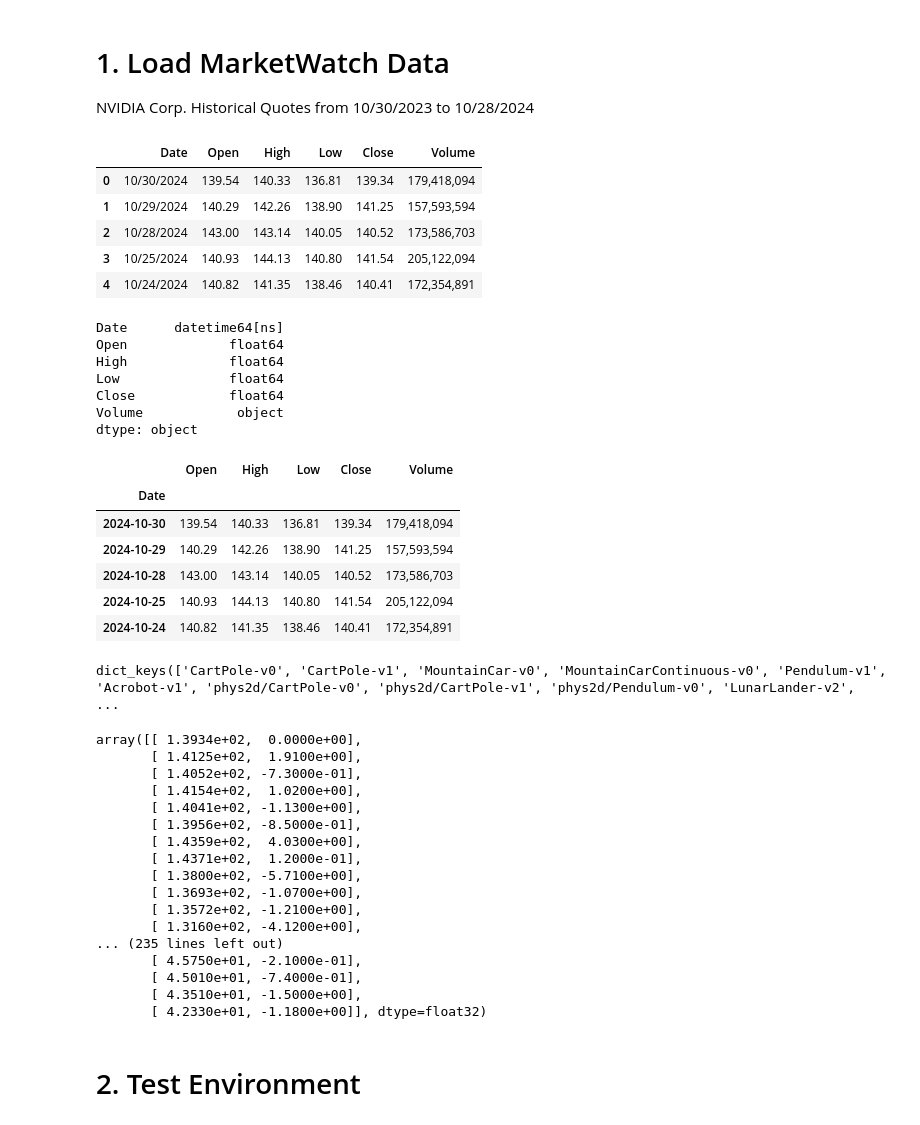
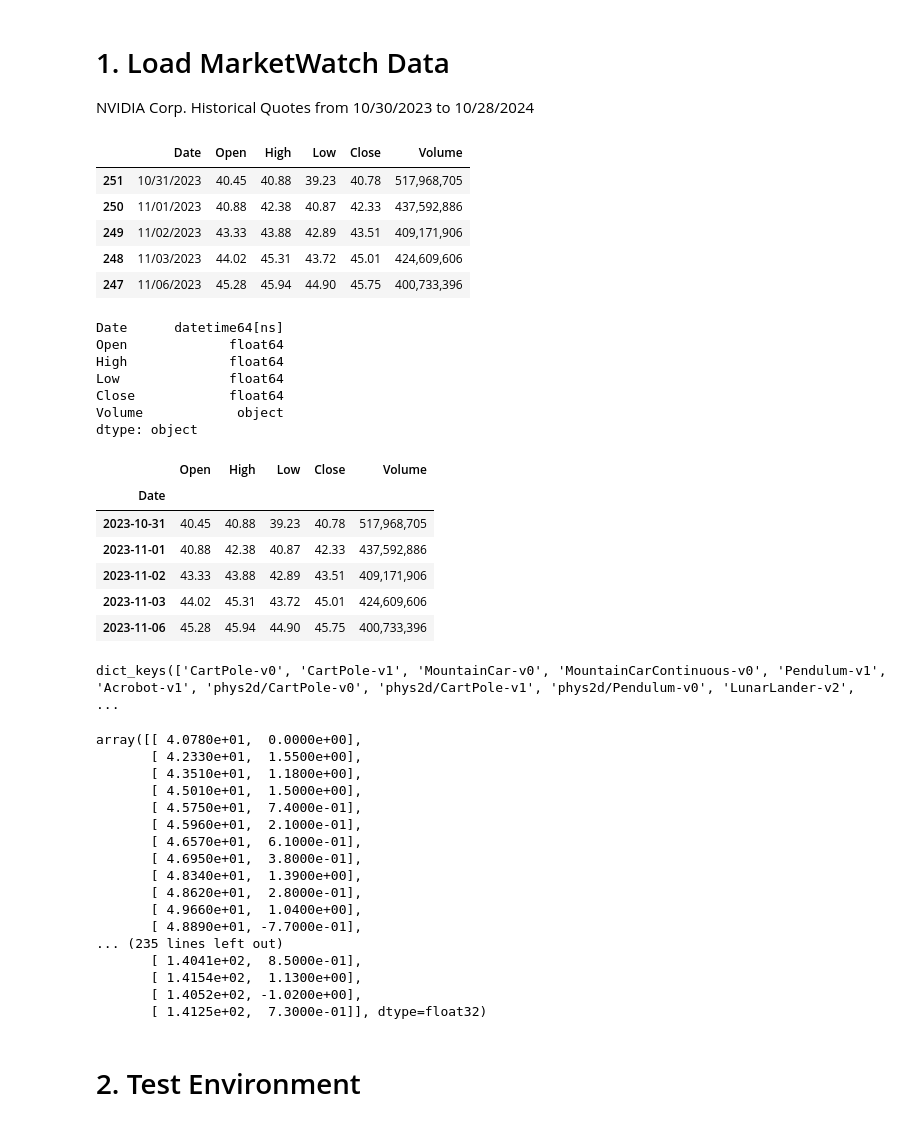
Before and after one commit to jaunewick/python-trading-bot-reinforcement-learning, a Jupyter notebook: trading_bot_prototype.ipynb, the cells around one changed output. Drawn from its saved outputs; the diff is of its cells as text; code cells hidden in the pictures.

```diff
--- a/trading_bot_prototype.ipynb
+++ b/trading_bot_prototype.ipynb
@@ -40,14 +40,15 @@ NVIDIA Corp. Historical Quotes from 10/30/2023 to 10/28/2024
 # %%
 df = pd.read_csv('data/NVDA.csv')
 # %%
+df = df.iloc[::-1]
 df.head()
 # %% [output]
 |  | Date | Open | High | Low | Close | Volume |
-| 0 | 10/30/2024 | 139.54 | 140.33 | 136.81 | 139.34 | 179,418,094 |
-| 1 | 10/29/2024 | 140.29 | 142.26 | 138.90 | 141.25 | 157,593,594 |
-| 2 | 10/28/2024 | 143.00 | 143.14 | 140.05 | 140.52 | 173,586,703 |
-| 3 | 10/25/2024 | 140.93 | 144.13 | 140.80 | 141.54 | 205,122,094 |
-| 4 | 10/24/2024 | 140.82 | 141.35 | 138.46 | 140.41 | 172,354,891 |
+| 251 | 10/31/2023 | 40.45 | 40.88 | 39.23 | 40.78 | 517,968,705 |
+| 250 | 11/01/2023 | 40.88 | 42.38 | 40.87 | 42.33 | 437,592,886 |
+| 249 | 11/02/2023 | 43.33 | 43.88 | 42.89 | 43.51 | 409,171,906 |
+| 248 | 11/03/2023 | 44.02 | 45.31 | 43.72 | 45.01 | 424,609,606 |
+| 247 | 11/06/2023 | 45.28 | 45.94 | 44.90 | 45.75 | 400,733,396 |
 # %%
 df['Date'] = pd.to_datetime(df['Date'])
 df.dtypes
@@ -65,11 +66,11 @@ df.head()
 # %% [output]
 |  | Open | High | Low | Close | Volume |
 | Date |  |  |  |  |  |
-| 2024-10-30 | 139.54 | 140.33 | 136.81 | 139.34 | 179,418,094 |
-| 2024-10-29 | 140.29 | 142.26 | 138.90 | 141.25 | 157,593,594 |
-| 2024-10-28 | 143.00 | 143.14 | 140.05 | 140.52 | 173,586,703 |
-| 2024-10-25 | 140.93 | 144.13 | 140.80 | 141.54 | 205,122,094 |
-| 2024-10-24 | 140.82 | 141.35 | 138.46 | 140.41 | 172,354,891 |
+| 2023-10-31 | 40.45 | 40.88 | 39.23 | 40.78 | 517,968,705 |
+| 2023-11-01 | 40.88 | 42.38 | 40.87 | 42.33 | 437,592,886 |
+| 2023-11-02 | 43.33 | 43.88 | 42.89 | 43.51 | 409,171,906 |
+| 2023-11-03 | 44.02 | 45.31 | 43.72 | 45.01 | 424,609,606 |
+| 2023-11-06 | 45.28 | 45.94 | 44.90 | 45.75 | 400,733,396 |
 # %%
 gym.envs.registry.keys()
 # %% [output]
@@ -79,23 +80,23 @@ env = gym.make('stocks-v0', df=df, frame_bound=(5, len(df)-1), window_size=5)
 # %%
 env.signal_features
 # %% [output]
-array([[ 1.3934e+02,  0.0000e+00],
-       [ 1.4125e+02,  1.9100e+00],
-       [ 1.4052e+02, -7.3000e-01],
-       [ 1.4154e+02,  1.0200e+00],
-       [ 1.4041e+02, -1.1300e+00],
-       [ 1.3956e+02, -8.5000e-01],
-       [ 1.4359e+02,  4.0300e+00],
-       [ 1.4371e+02,  1.2000e-01],
-       [ 1.3800e+02, -5.7100e+00],
-       [ 1.3693e+02, -1.0700e+00],
-       [ 1.3572e+02, -1.2100e+00],
-       [ 1.3160e+02, -4.1200e+00],
+array([[ 4.0780e+01,  0.0000e+00],
+       [ 4.2330e+01,  1.5500e+00],
+       [ 4.3510e+01,  1.1800e+00],
+       [ 4.5010e+01,  1.5000e+00],
+       [ 4.5750e+01,  7.4000e-01],
+       [ 4.5960e+01,  2.1000e-01],
+       [ 4.6570e+01,  6.1000e-01],
+       [ 4.6950e+01,  3.8000e-01],
+       [ 4.8340e+01,  1.3900e+00],
+       [ 4.8620e+01,  2.8000e-01],
+       [ 4.9660e+01,  1.0400e+00],
+       [ 4.8890e+01, -7.7000e-01],
 ... (235 lines left out)
-       [ 4.5750e+01, -2.1000e-01],
-       [ 4.5010e+01, -7.4000e-01],
-       [ 4.3510e+01, -1.5000e+00],
-       [ 4.2330e+01, -1.1800e+00]], dtype=float32)
+       [ 1.4041e+02,  8.5000e-01],
+       [ 1.4154e+02,  1.1300e+00],
+       [ 1.4052e+02, -1.0200e+00],
+       [ 1.4125e+02,  7.3000e-01]], dtype=float32)
 # %% [markdown]
 # 2. Test Environment
 # %%
```
Also changed, not shown: parts of 1 cell of this notebook.
